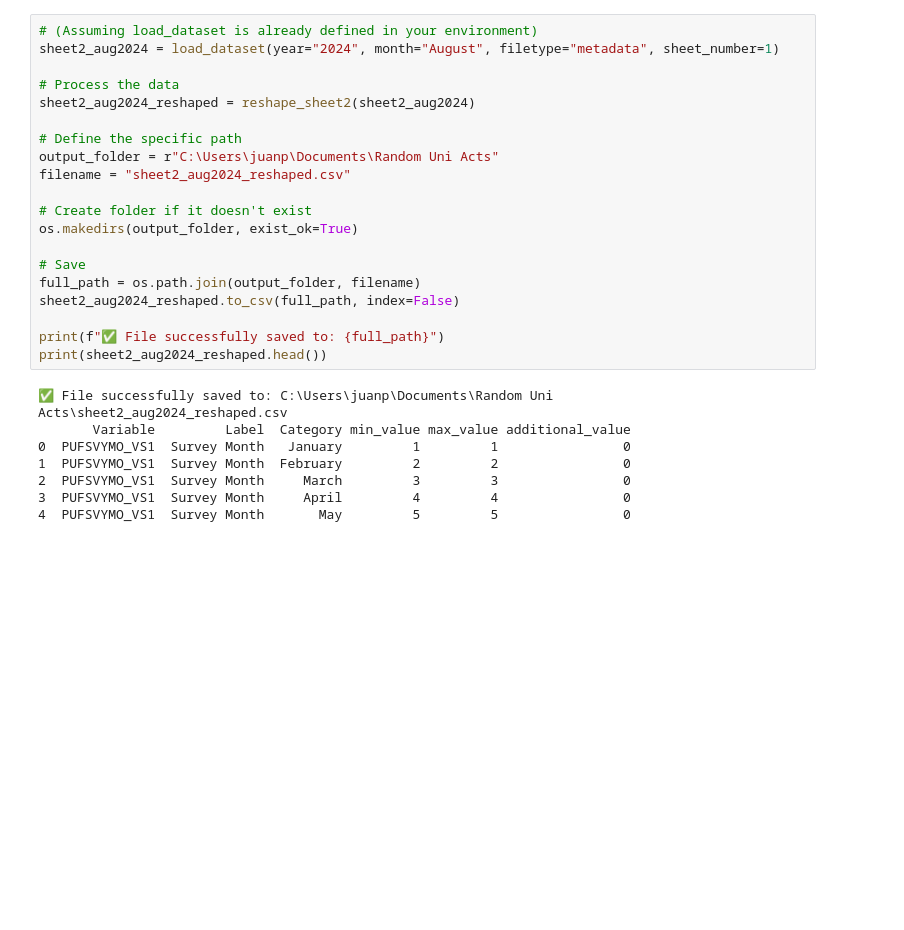
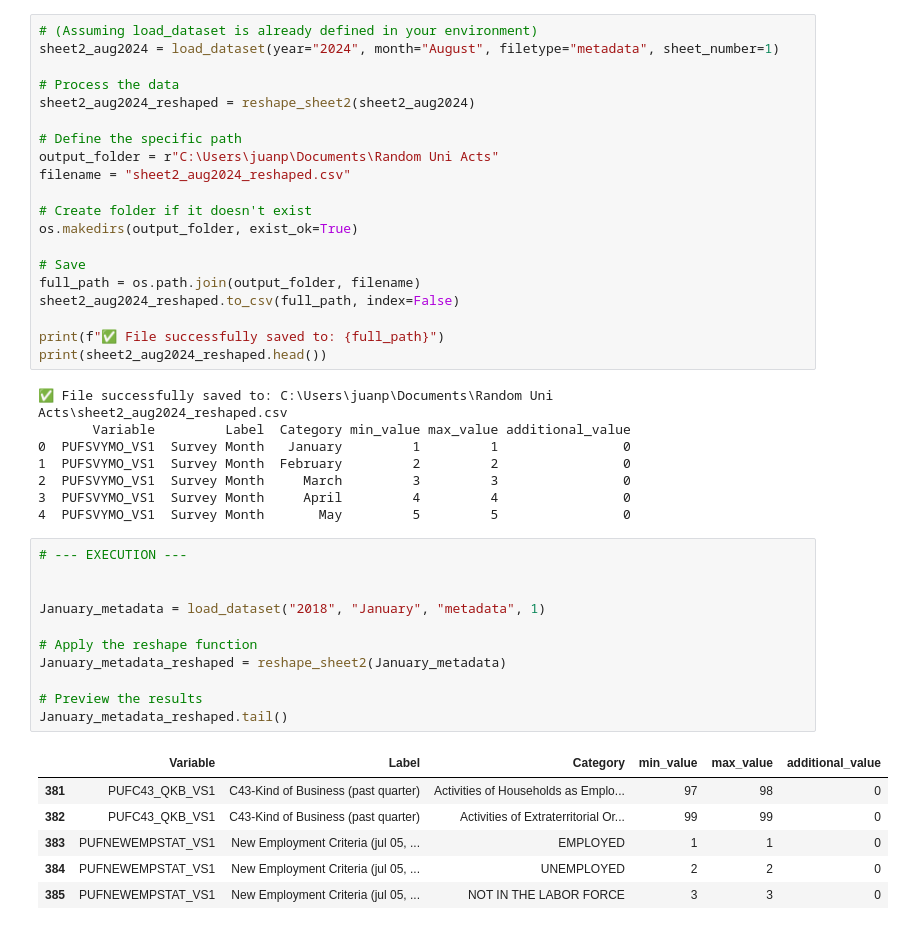
Before and after one commit to clemweb3/Preprocessing, a Jupyter notebook: Notebooks/Preprocessing.ipynb, the cells around one changed output. Cells and saved outputs as stored; diff of their text form; blank space fills up the shorter version.

```diff
--- a/Notebooks/Preprocessing.ipynb
+++ b/Notebooks/Preprocessing.ipynb
@@ -333,3 +333,21 @@ print(sheet2_aug2024_reshaped.head())
 2  PUFSVYMO_VS1  Survey Month     March         3         3                0
 3  PUFSVYMO_VS1  Survey Month     April         4         4                0
 4  PUFSVYMO_VS1  Survey Month       May         5         5                0
+# %%
+# --- EXECUTION ---
+
+
+January_metadata = load_dataset("2018", "January", "metadata", 1)
+
+# Apply the reshape function
+January_metadata_reshaped = reshape_sheet2(January_metadata)
+
+# Preview the results
+January_metadata_reshaped.tail()
+# %% [output]
+|  | Variable | Label | Category | min_value | max_value | additional_value |
+| 381 | PUFC43_QKB_VS1 | C43-Kind of Business (past quarter) | Activities of Households as Emplo... | 97 | 98 | 0 |
+| 382 | PUFC43_QKB_VS1 | C43-Kind of Business (past quarter) | Activities of Extraterritorial Or... | 99 | 99 | 0 |
+| 383 | PUFNEWEMPSTAT_VS1 | New Employment Criteria (jul 05, ... | EMPLOYED | 1 | 1 | 0 |
+| 384 | PUFNEWEMPSTAT_VS1 | New Employment Criteria (jul 05, ... | UNEMPLOYED | 2 | 2 | 0 |
+| 385 | PUFNEWEMPSTAT_VS1 | New Employment Criteria (jul 05, ... | NOT IN THE LABOR FORCE | 3 | 3 | 0 |
```
Also changed, not shown: parts of 2 cells of this notebook.
